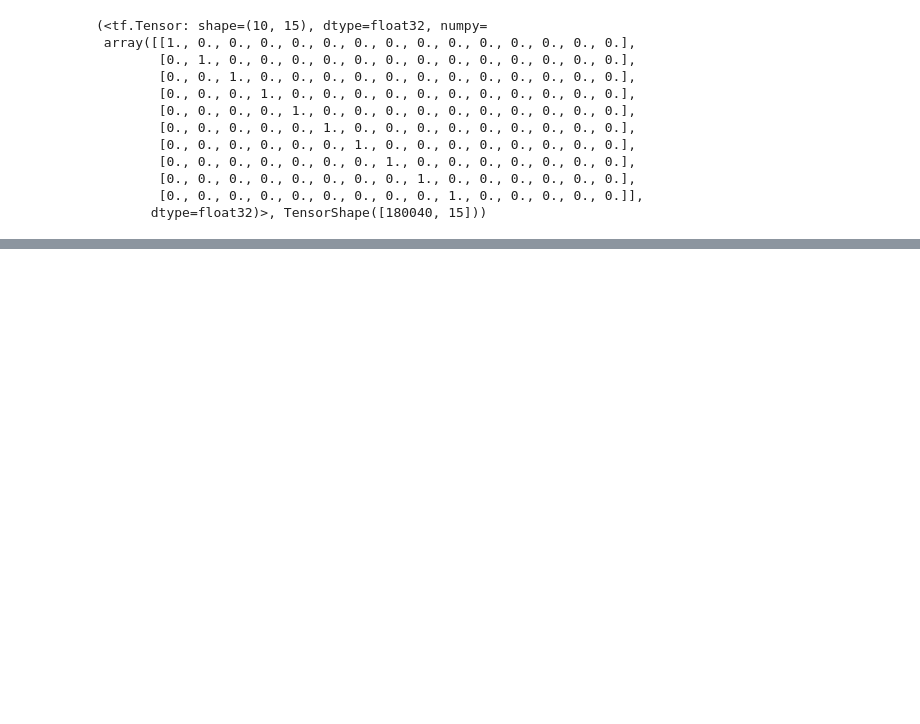
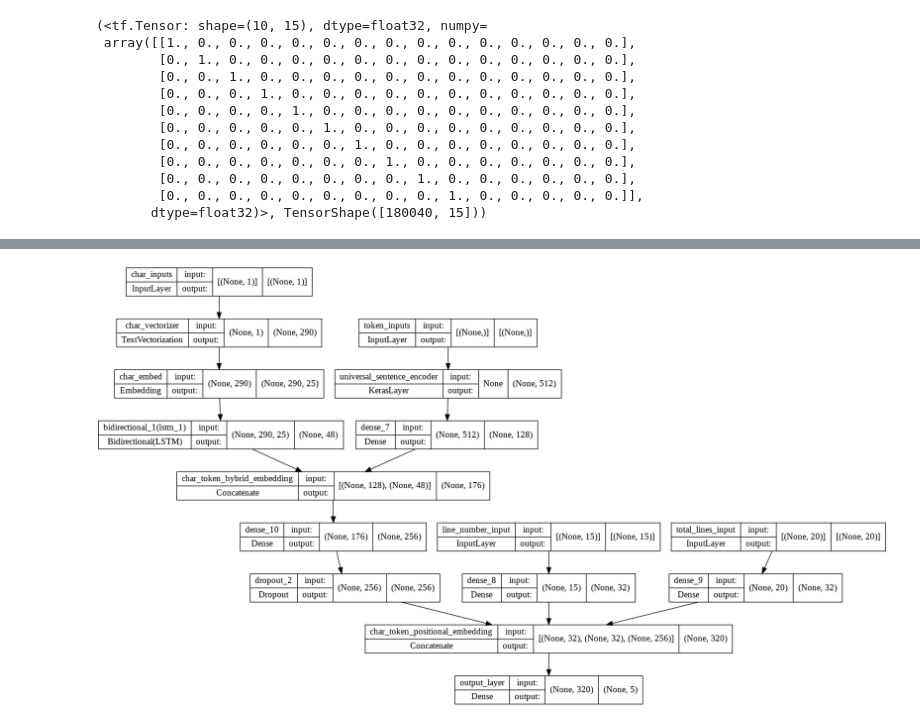
Before and after one commit to ParsaSinichi/Tensorflow_DL, a Jupyter notebook: SkimLit.ipynb, the cells around one changed output, grey strips where cells are left out. Saved outputs shown, nothing was run; the diff lists cells and outputs as text; code cells hidden in the pictures; blank space fills up the shorter version.

Commit message:
Created model 5 with positional embeddings

```diff
--- a/SkimLit.ipynb
+++ b/SkimLit.ipynb
@@ -1041,0 +1114,6 @@ train_line_number_one_hot[:10],train_line_number_one_hot.shape
+# %%
+# Plot model_5 to explore it visually...
+from tensorflow.keras.utils import plot_model
+plot_model(model_5, show_shapes=True)
+# %% [output]
+[figure, added]
```
Also changed, not shown: parts of 31 cells of this notebook.
